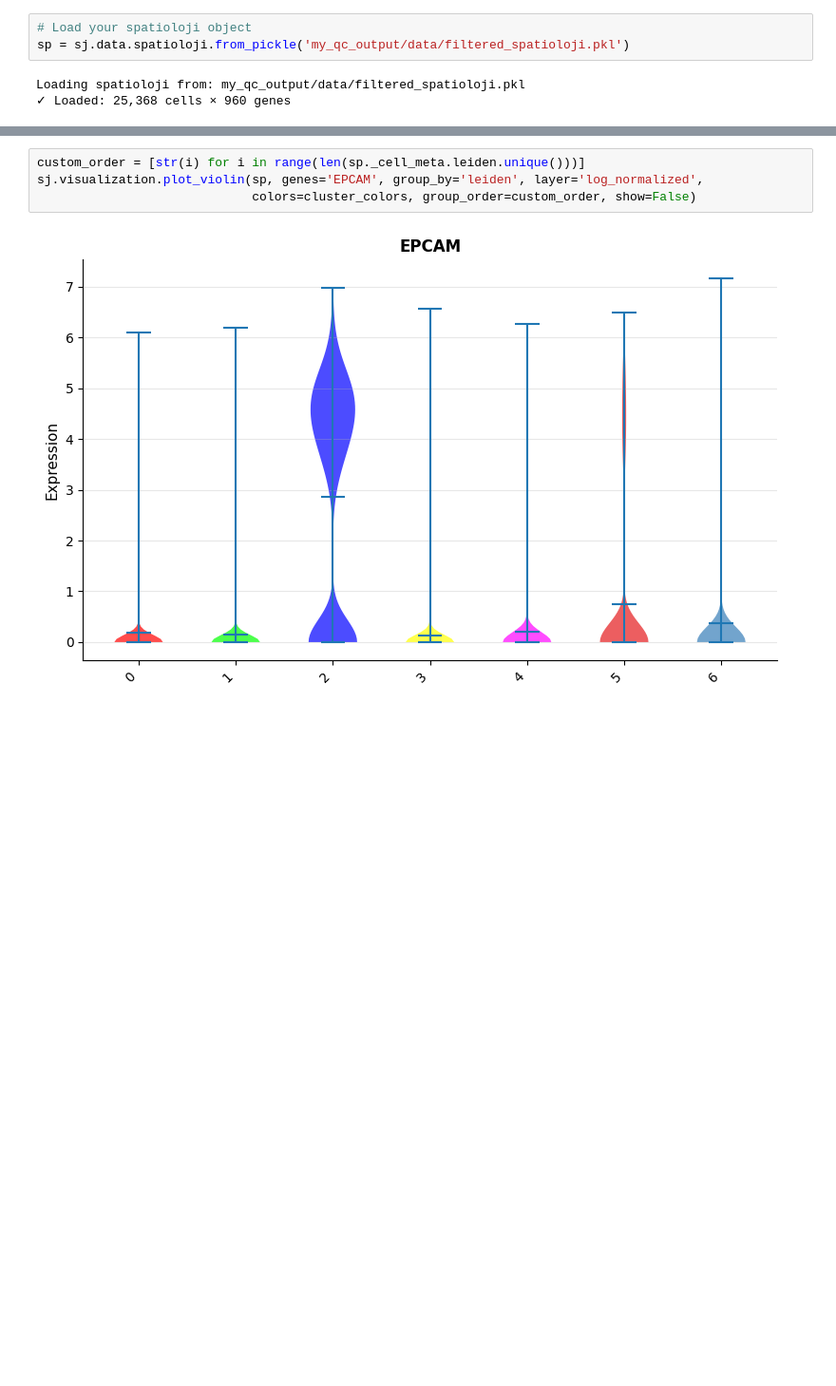
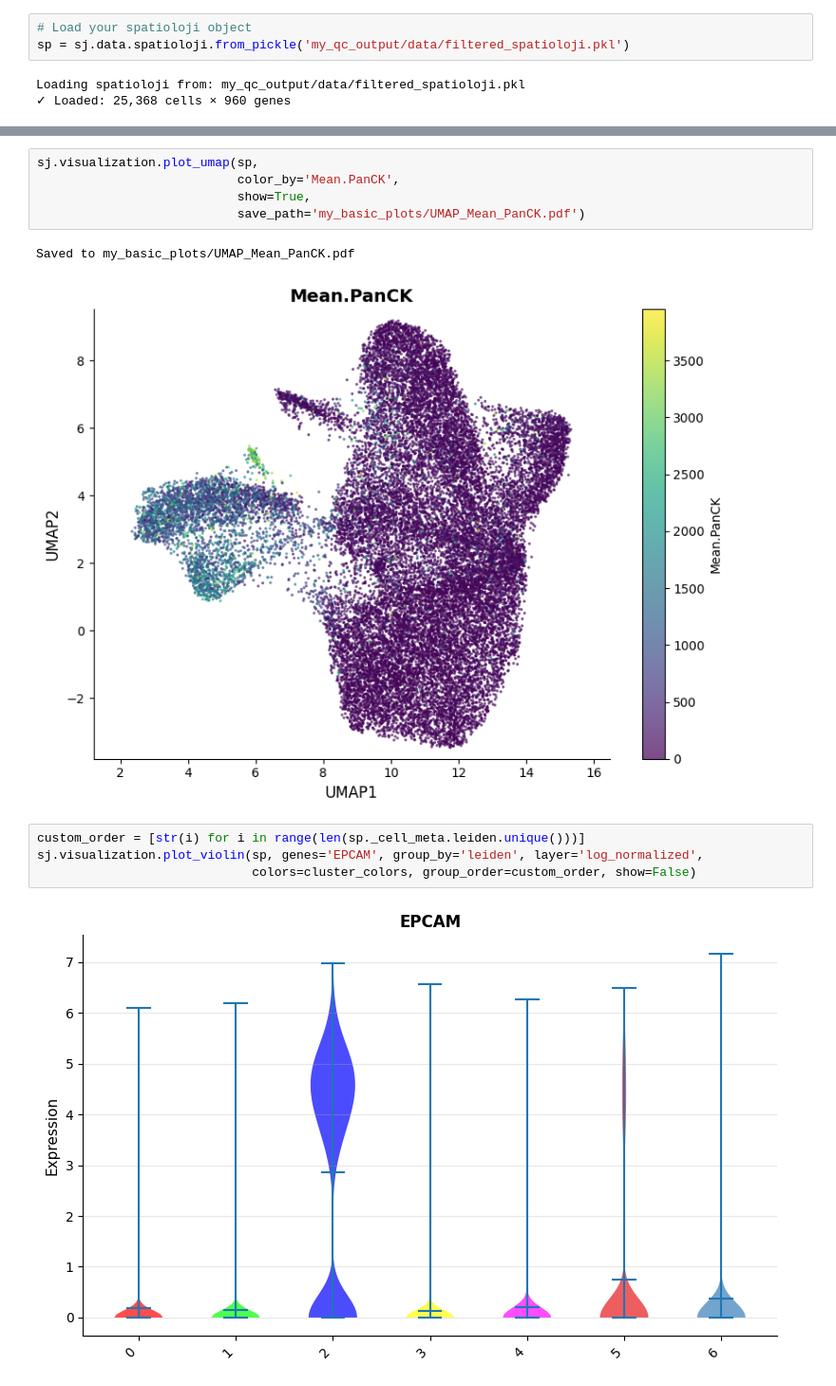
Before and after one commit to gynecoloji/spatioloji_s, a Jupyter notebook: example/processing.ipynb, the cells around one changed output, grey strips where cells are left out. Shown at 95% size. Cells and saved outputs as stored; diff of their text form; blank space fills up the shorter version.

```diff
--- a/example/processing.ipynb
+++ b/example/processing.ipynb
@@ -95,3 +147,11 @@ sj.visualization.plot_umap_by_gene(sp, gene_name='EPCAM', color_map='Reds',
+# %%
+sj.visualization.plot_umap(sp,
+                           color_by='Mean.PanCK',
+                           show=True,
+                           save_path='my_basic_plots/UMAP_Mean_PanCK.pdf')
+# %% [output]
+Saved to my_basic_plots/UMAP_Mean_PanCK.pdf
+[figure, added]
 # %%
 custom_order = [str(i) for i in range(len(sp._cell_meta.leiden.unique()))]
 sj.visualization.plot_violin(sp, genes='EPCAM', group_by='leiden', layer='log_normalized',
```
Also changed, not shown: parts of 7 cells of this notebook, 21 other files.
